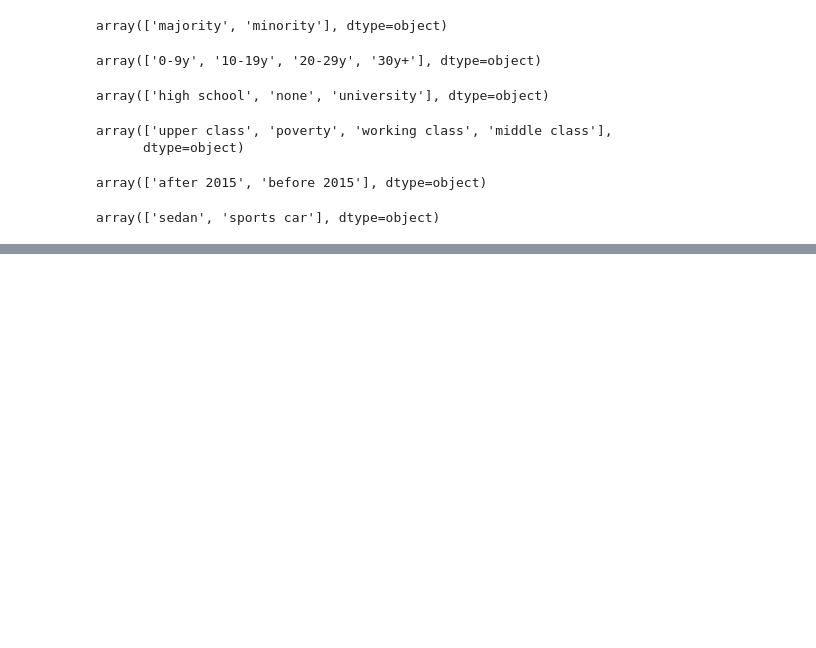
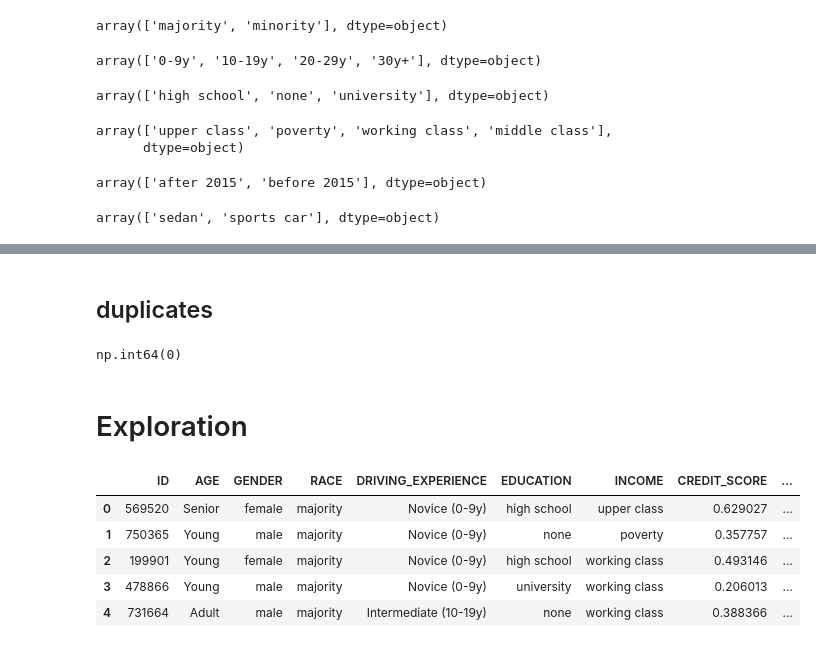
Before and after one commit to farahwadya/Car-insurance-intermediate-machine-learning-project, a Jupyter notebook: Car_insurance_prj.ipynb, the cells around one changed output, grey strips where cells are left out. Cells and saved outputs as stored; diff of their text form; code cells hidden in the pictures; blank space fills up the shorter version.

```diff
--- a/Car_insurance_prj.ipynb
+++ b/Car_insurance_prj.ipynb
@@ -113,0 +148,17 @@ array(['sedan', 'sports car'], dtype=object)
+# %% [markdown]
+## duplicates
+# %%
+df.duplicated().sum()
+# %% [output]
+np.int64(0)
+# %% [markdown]
+# Exploration
+# %%
+df.head()
+# %% [output]
+|  | ID | AGE | GENDER | RACE | DRIVING_EXPERIENCE | EDUCATION | INCOME | CREDIT_SCORE | ... |
+| 0 | 569520 | Senior | female | majority | Novice (0-9y) | high school | upper class | 0.629027 | ... |
+| 1 | 750365 | Young | male | majority | Novice (0-9y) | none | poverty | 0.357757 | ... |
+| 2 | 199901 | Young | female | majority | Novice (0-9y) | high school | working class | 0.493146 | ... |
+| 3 | 478866 | Young | male | majority | Novice (0-9y) | university | working class | 0.206013 | ... |
+| 4 | 731664 | Adult | male | majority | Intermediate (10-19y) | none | working class | 0.388366 | ... |
```
Also changed, not shown: parts of 9 cells of this notebook.
